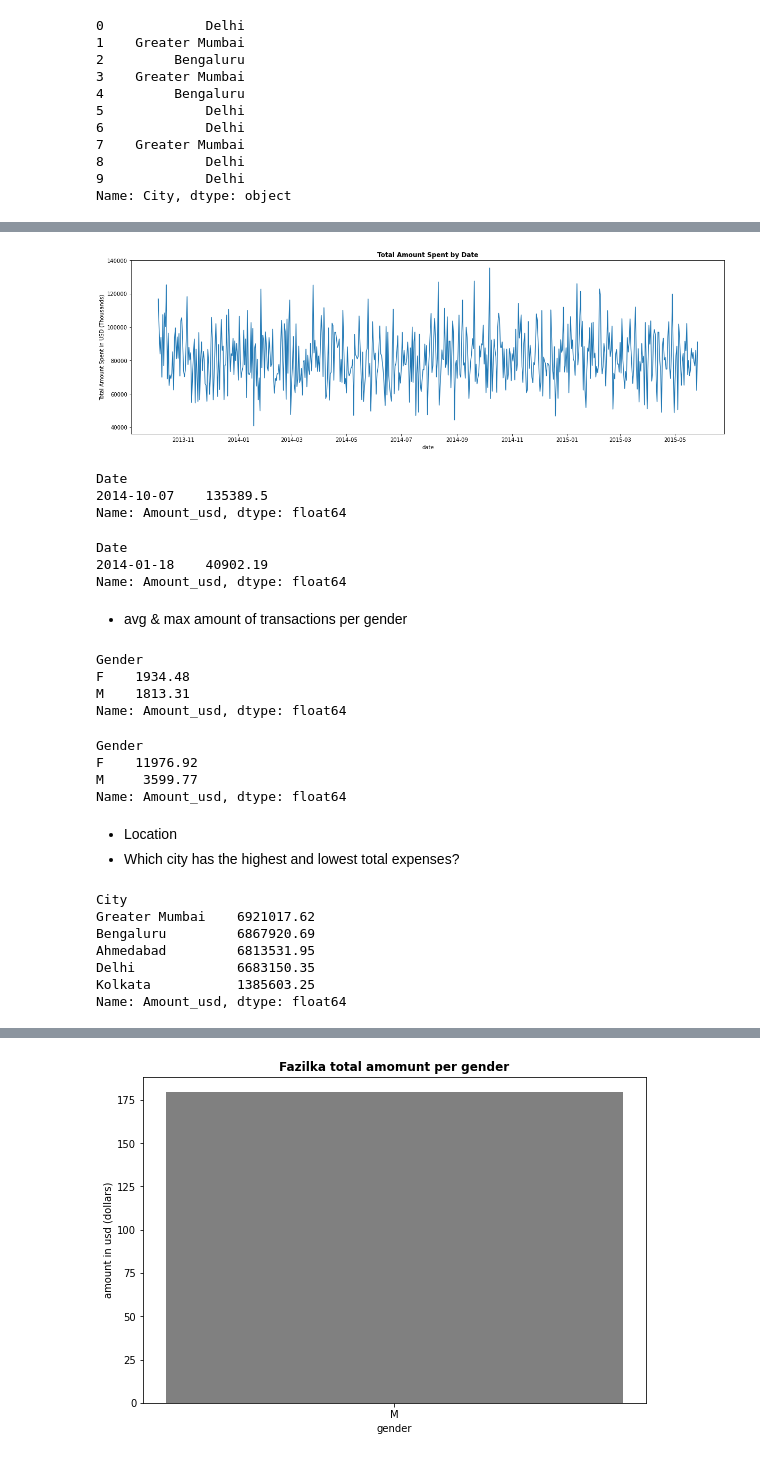
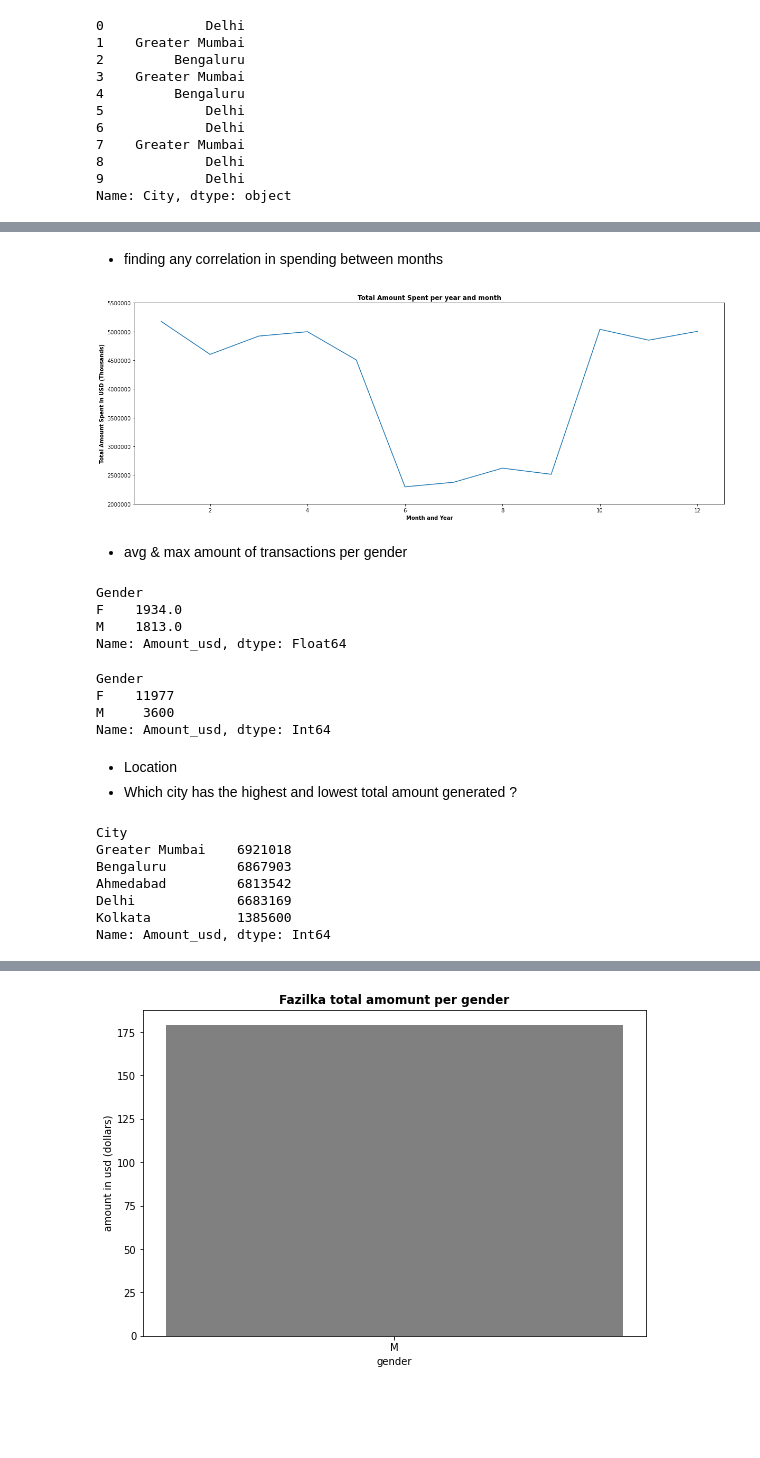
Before and after one commit to captin01/Data_Analysis, a Jupyter notebook: Indias_credit/Indias_cc_transactions.ipynb, the cells around one changed output, grey strips where cells are left out. Cells and saved outputs as stored; diff of their text form; code cells hidden in the pictures; blank space fills up the shorter version.

```diff
--- a/Indias_credit/Indias_cc_transactions.ipynb
+++ b/Indias_credit/Indias_cc_transactions.ipynb
@@ -26,7 +26,7 @@ india_cc.shape
 #Converting the amount to USD using the current exchange rate of (0.012)
 
 exchange_rate = 0.012
-india_cc['Amount_usd'] = (india_cc['Amount'] * exchange_rate).round(2)
+india_cc['Amount_usd'] = (india_cc['Amount'] * exchange_rate).round().astype('Int64')
 
 print(india_cc[['Amount', 'Amount_usd']])
 # %% [output]
@@ -103,0 +106,6 @@ dtype: object
+# %%
+#month
+india_cc.insert( 3,'Month', india_cc.Date.dt.month)
+# %%
+#Year
+india_cc.insert( 4,'Year', india_cc.Date.dt.year)
@@ -175,0 +202,4 @@ Name: Amount_usd, Length: 600, dtype: float64
+# %%
+#Getting total amount of each month
+amount_by_month = india_cc.groupby('Month')['Amount_usd'].sum()
+amount_by_month.sort_values(ascending = False)
@@ -176,58 +265,47 @@ Name: Amount_usd, Length: 600, dtype: float64
+# %% [markdown]
+- finding any correlation in spending between months
 # %%
-plt.figure(figsize = (20,6))
-plt.plot(amount_by_date.index, amount_by_date.values,)
-plt.xlabel('date')
-plt.ylabel('Total Amount Spent in USD (Thousands)')
-plt.title('Total Amount Spent by Date', fontsize = 12, fontweight = 'bold')
+plt.figure(figsize = (20,7))
+plt.plot(amount_by_month.index, amount_by_month.values,)
+plt.xlabel('Month and Year', fontweight = 'bold')
+plt.ylabel('Total Amount Spent in USD (Thousands)', fontweight = 'bold')
+plt.yticks(ticks=plt.yticks()[0], labels=plt.yticks()[0].astype(int))
+plt.title('Total Amount Spent per year and month', fontsize = 12, fontweight = 'bold')
 plt.show()
 # %% [output]
-[figure, old version]
+[figure, new version]
-# %%
-#Highest
-amount_by_date.sort_values(ascending = False).head(1)
-# %% [output]
-Date
-2014-10-07    135389.5
-Name: Amount_usd, dtype: float64
-# %%
-#Lowest
-amount_by_date.sort_values(ascending = True).head(1)
-# %% [output]
-Date
-2014-01-18    40902.19
-Name: Amount_usd, dtype: float64
 # %% [markdown]
 - avg & max amount  of transactions per gender
 # %%
 #Average amount
-india_cc.groupby('Gender')['Amount_usd'].mean().round(2)
+india_cc.groupby('Gender')['Amount_usd'].mean().round(0)
 # %% [output]
 Gender
-F    1934.48
-M    1813.31
-Name: Amount_usd, dtype: float64
+F    1934.0
+M    1813.0
+Name: Amount_usd, dtype: Float64
 # %%
 #Max amount
 india_cc.groupby('Gender')['Amount_usd'].max()
 # %% [output]
 Gender
-F    11976.92
-M     3599.77
-Name: Amount_usd, dtype: float64
+F    11977
+M     3600
+Name: Amount_usd, dtype: Int64
 # %% [markdown]
 - Location
-- Which city has the highest and lowest total expenses?
+- Which city has the highest and lowest total amount generated ?
 # %%
 #Highest
 india_cc.groupby('City')['Amount_usd'].sum().sort_values( ascending = False).head(5)
 # %% [output]
 City
-Greater Mumbai    6921017.62
-Bengaluru         6867920.69
-Ahmedabad         6813531.95
-Delhi             6683150.35
-Kolkata           1385603.25
-Name: Amount_usd, dtype: float64
+Greater Mumbai    6921018
+Bengaluru         6867903
+Ahmedabad         6813542
+Delhi             6683169
+Kolkata           1385600
+Name: Amount_usd, dtype: Int64
 # %%
 #Lowest
 india_cc.groupby('City')['Amount_usd'].sum().sort_values( ascending = True).head(5)
```
Also changed, not shown: parts of 64 cells of this notebook.
